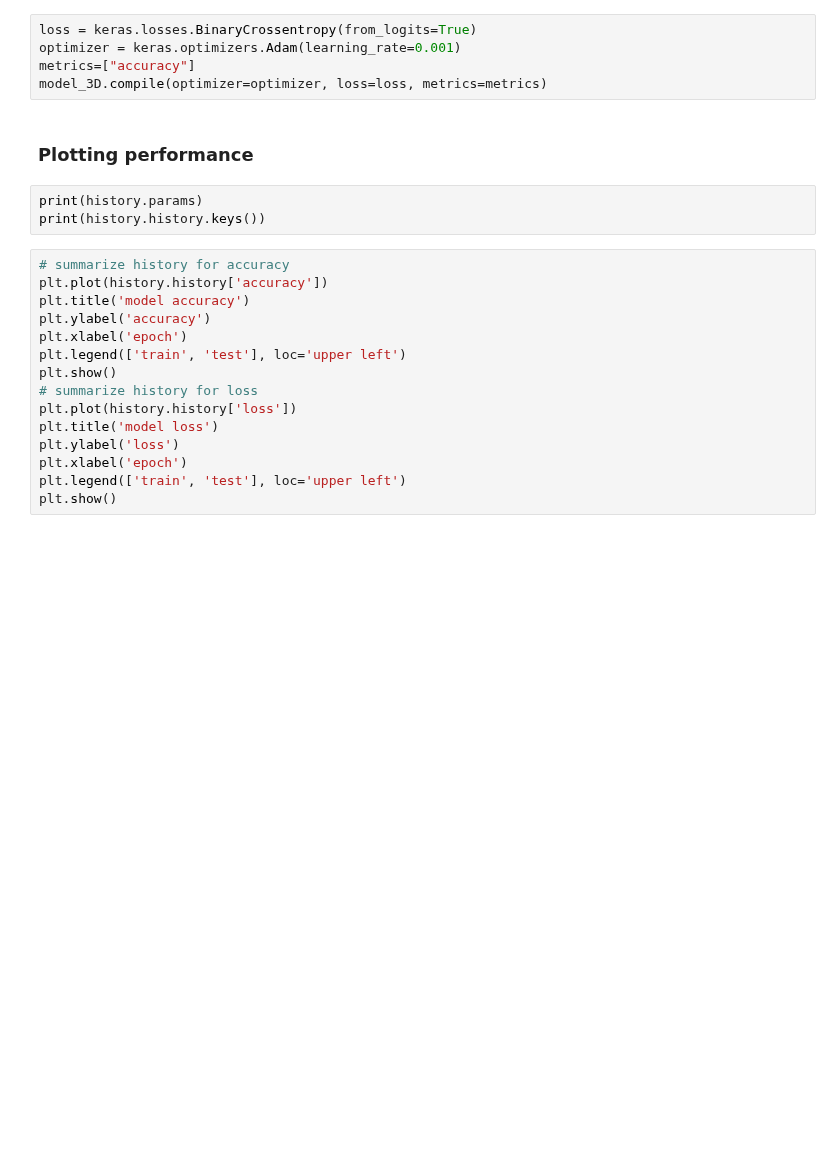
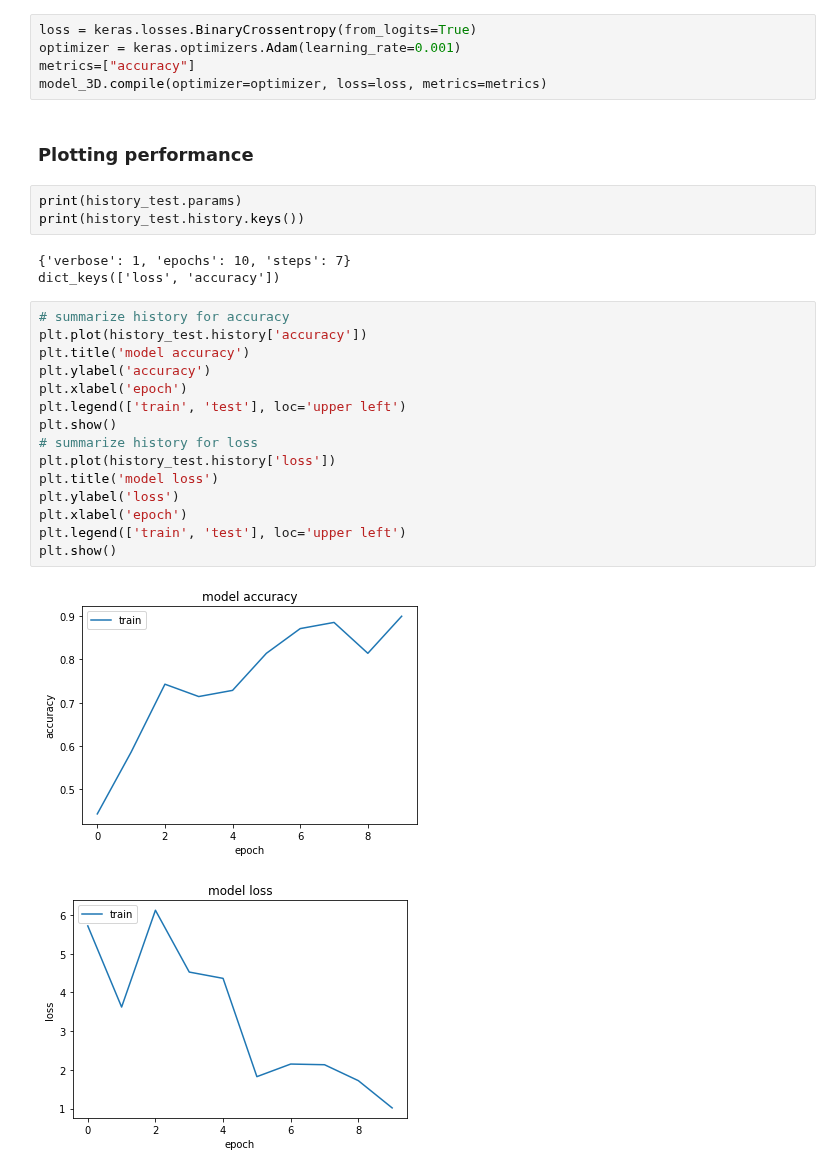
Before and after one commit to Extbech/Deep-Fake-Detection, a Jupyter notebook: DP_challenge.ipynb, the cells around one changed output. Saved outputs shown, nothing was run; the diff lists cells and outputs as text; blank space fills up the shorter version.

```diff
--- a/DP_challenge.ipynb
+++ b/DP_challenge.ipynb
@@ -322,20 +357,26 @@ model_3D.compile(optimizer=optimizer, loss=loss, metrics=metrics)
 # %% [markdown]
 ### Plotting performance
 # %%
-print(history.params)
-print(history.history.keys())
+print(history_test.params)
+print(history_test.history.keys())
+# %% [output]
+{'verbose': 1, 'epochs': 10, 'steps': 7}
+dict_keys(['loss', 'accuracy'])
 # %%
 # summarize history for accuracy
-plt.plot(history.history['accuracy'])
+plt.plot(history_test.history['accuracy'])
 plt.title('model accuracy')
 plt.ylabel('accuracy')
 plt.xlabel('epoch')
 plt.legend(['train', 'test'], loc='upper left')
 plt.show()
 # summarize history for loss
-plt.plot(history.history['loss'])
+plt.plot(history_test.history['loss'])
 plt.title('model loss')
 plt.ylabel('loss')
 plt.xlabel('epoch')
 plt.legend(['train', 'test'], loc='upper left')
 plt.show()
+# %% [output]
+[figure, added]
+[figure, added]
```
Also changed, not shown: parts of 15 cells of this notebook.
